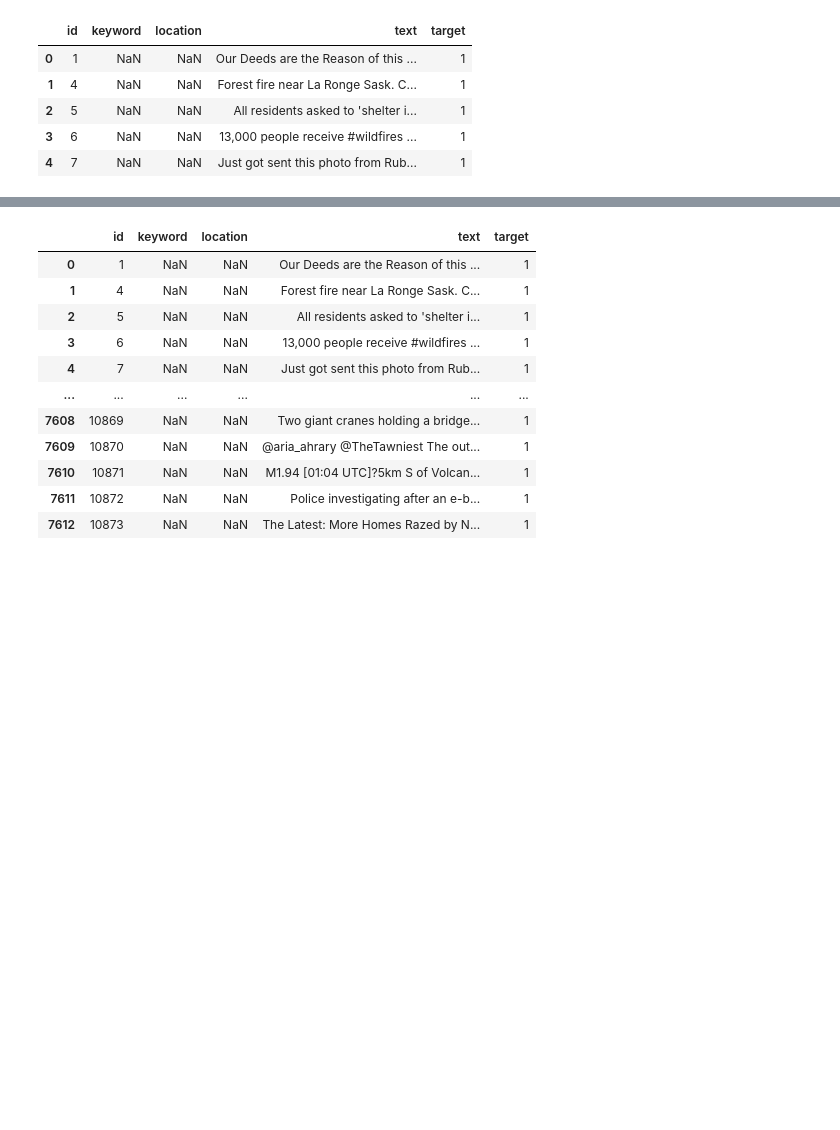
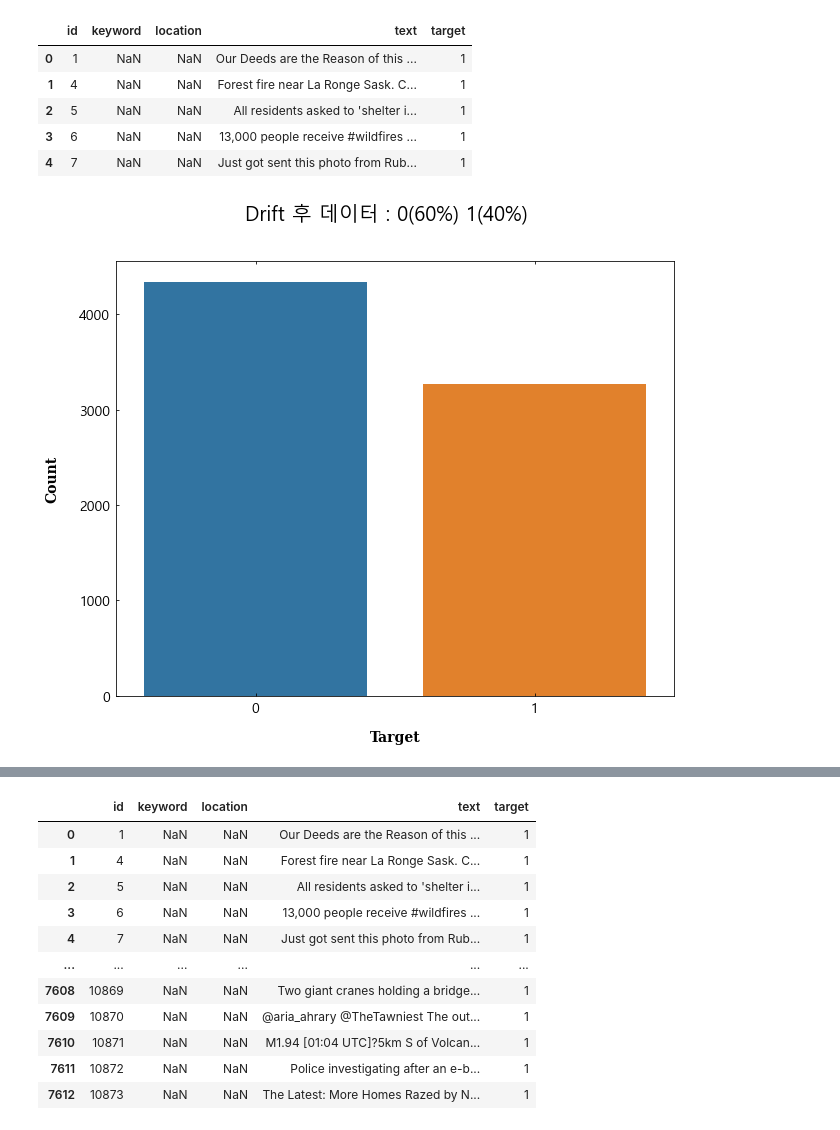
Before and after one commit to ingu627/mlflow_detect_disaster_from_tweets, a Jupyter notebook: etc(preprocess)/extract_data.ipynb, the cells around one changed output, grey strips where cells are left out. Cells and saved outputs as stored; diff of their text form; code cells hidden in the pictures; blank space fills up the shorter version.

```diff
--- a/etc(preprocess)/extract_data.ipynb
+++ b/etc(preprocess)/extract_data.ipynb
@@ -18,3 +31,23 @@ Data points count:  7613
+# %%
+font1 = {'family': 'serif',
+         'weight': 'bold',
+         'size': 14
+         }
+
+font2 = {'family': 'fantasy',
+         'weight': 'normal',
+         'size': 'xx-large'
+         }
+
+plt.figure(figsize=(10,8))
+sns.countplot(x='target', data=raw_data)
+plt.suptitle("Drift 후 데이터 : 0(60%) 1(40%)", fontsize=20)
+plt.xlabel('Target', labelpad=15, fontdict=font1)
+plt.ylabel('Count', labelpad=20, fontdict=font1)
+plt.tick_params(axis='both', direction='in', length=3, pad=6, labelsize=14, labelcolor='black', top=True)
+plt.show()
+# %% [output]
+[figure, added]
 # %%
 # Plotting target value counts
 plt.figure(figsize=(10,8))
```
Also changed, not shown: parts of 7 cells of this notebook.
